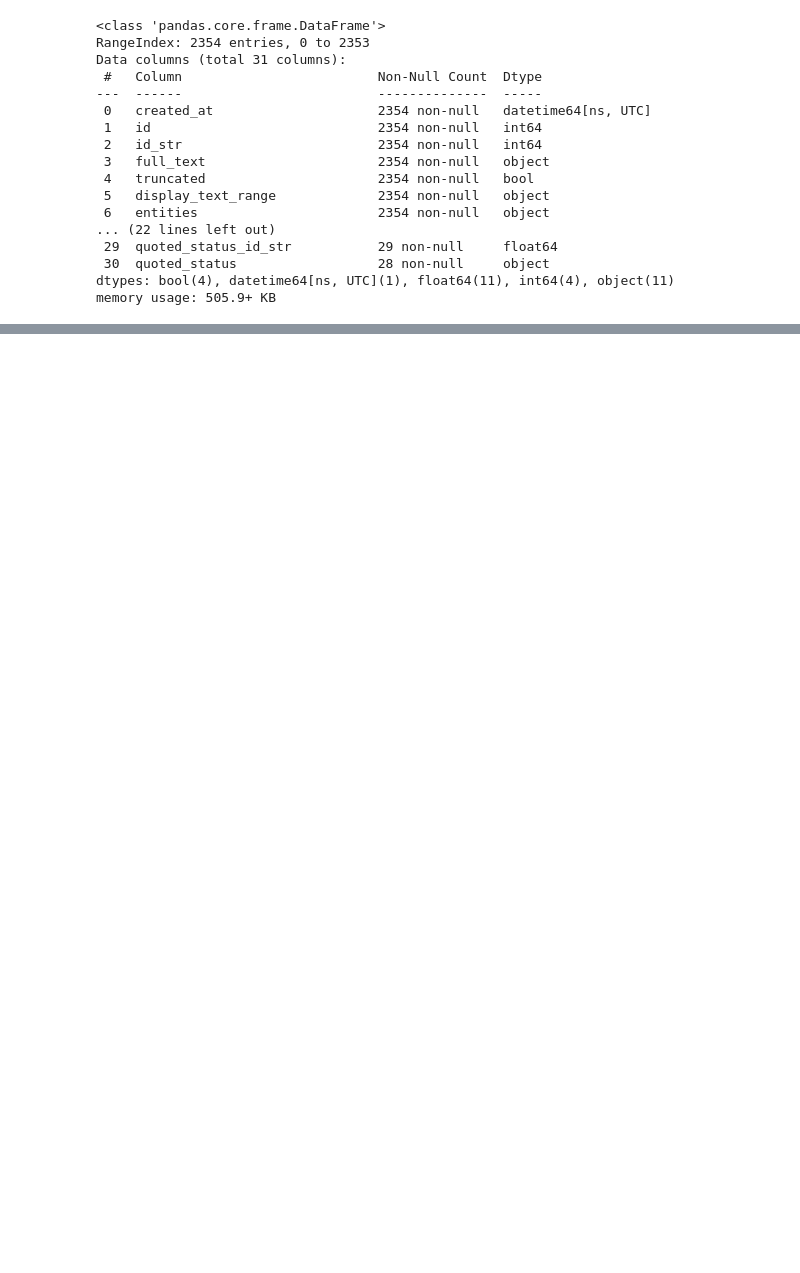
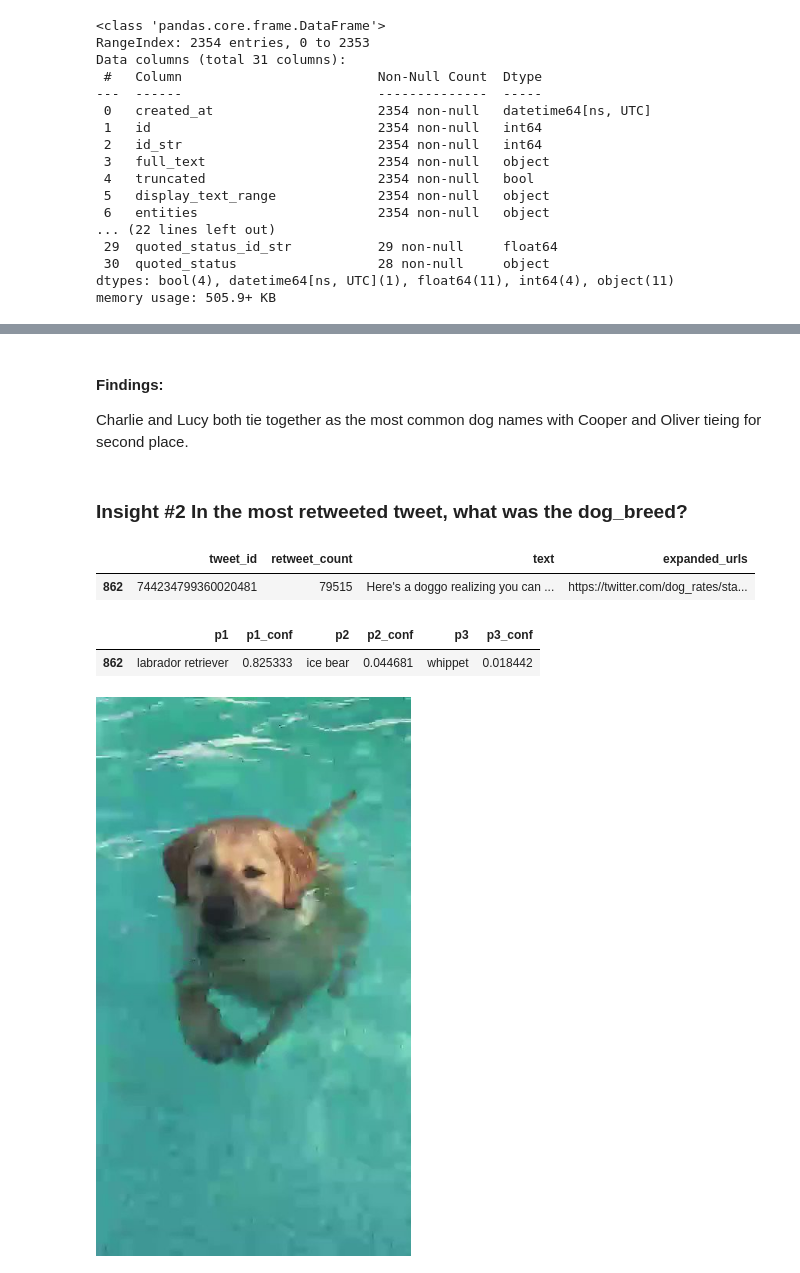
Before and after one commit to NajibAdan/UdacityxALX, a Jupyter notebook: Project_002/wrangle_act.ipynb, the cells around one changed output, grey strips where cells are left out. Drawn from its saved outputs; the diff is of its cells as text; code cells hidden in the pictures; blank space fills up the shorter version.

```diff
--- a/Project_002/wrangle_act.ipynb
+++ b/Project_002/wrangle_act.ipynb
@@ -236,0 +566,8 @@ memory usage: 427.6+ KB
+# %%
+denoms = [11,2,0,7,15]
+correct_denoms = [10,10,10, np.NaN,np.NaN]
+
+for denom, correct_denom in zip(denoms,correct_denoms):
+    mask = twitter_archive_clean['rating_denominator'] == denom
+    twitter_archive_clean = replace_with_mask(mask,'rating_denominator',twitter_archive_clean,correct_denom)
+twitter_archive_clean.rating_denominator = twitter_archive_clean.rating_denominator.astype('Int64')
@@ -236,0 +600,5 @@ memory usage: 427.6+ KB
+# %%
+twitter_archive_clean.drop({'in_reply_to_status_id', 'in_reply_to_user_id', 'retweeted_status_id', 'retweeted_status_user_id',
+                            'retweeted_status_timestamp'},axis=1,inplace=True)
+tweet_info_clean.drop({'in_reply_to_status_id', 'in_reply_to_status_id_str','in_reply_to_user_id',
+                       'in_reply_to_user_id_str','in_reply_to_screen_name'},axis=1, inplace=True)
@@ -236,0 +633,3 @@ memory usage: 427.6+ KB
+# %%
+master_temp_df = pd.merge(twitter_archive_clean,image_pred_clean,how='left',on='tweet_id')
+master_df = pd.merge(master_temp_df,tweet_info_clean, how='left', left_on='tweet_id', right_on='id')
@@ -236,0 +682,21 @@ memory usage: 427.6+ KB
+# %% [markdown]
+#### Findings:
+Charlie and Lucy both tie together as the most common dog names with Cooper and Oliver tieing for second place.
+# %% [markdown]
+### Insight #2 In the most retweeted tweet, what was the dog_breed?
+# %%
+max_count = master_df.retweet_count.max()
+retweeted = master_df[master_df['retweet_count']==max_count]
+retweeted[['tweet_id','retweet_count','text','expanded_urls']]
+# %% [output]
+|  | tweet_id | retweet_count | text | expanded_urls |
+| 862 | 744234799360020481 | 79515 | Here's a doggo realizing you can ... | https://twitter.com/dog_rates/sta... |
+# %%
+retweeted[['p1','p1_conf','p2','p2_conf','p3','p3_conf']]
+# %% [output]
+|  | p1 | p1_conf | p2 | p2_conf | p3 | p3_conf |
+| 862 | labrador retriever | 0.825333 | ice bear | 0.044681 | whippet | 0.018442 |
+# %%
+Image(retweeted.jpg_url.values[0])
+# %% [output]
+[figure, added]
```
Also changed, not shown: parts of 136 cells of this notebook, 7 other files.
